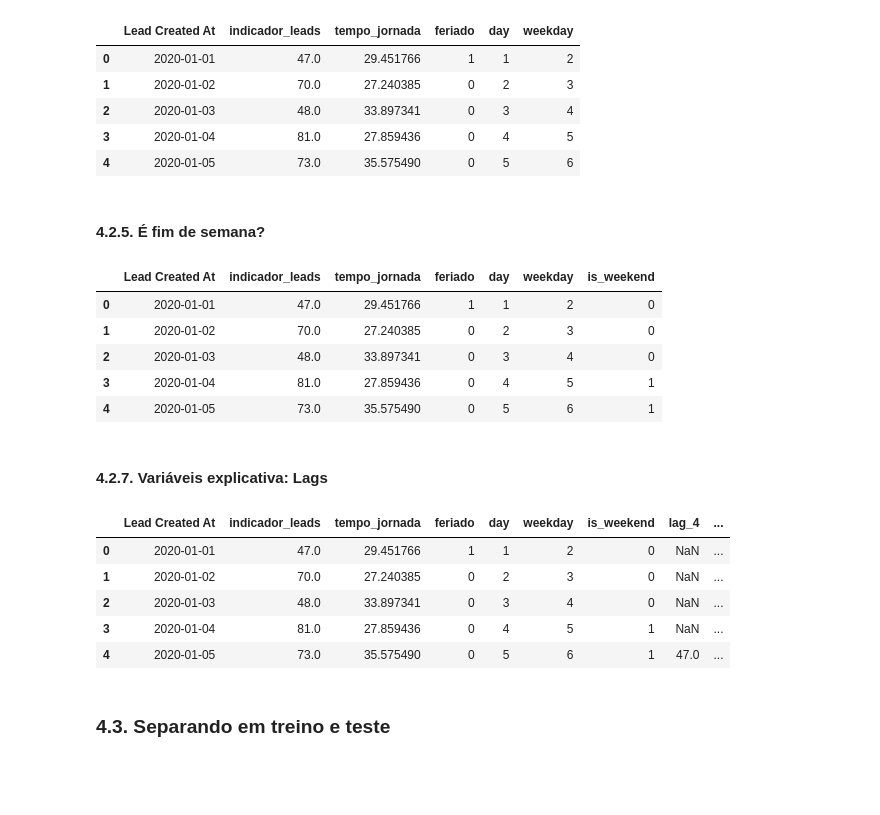
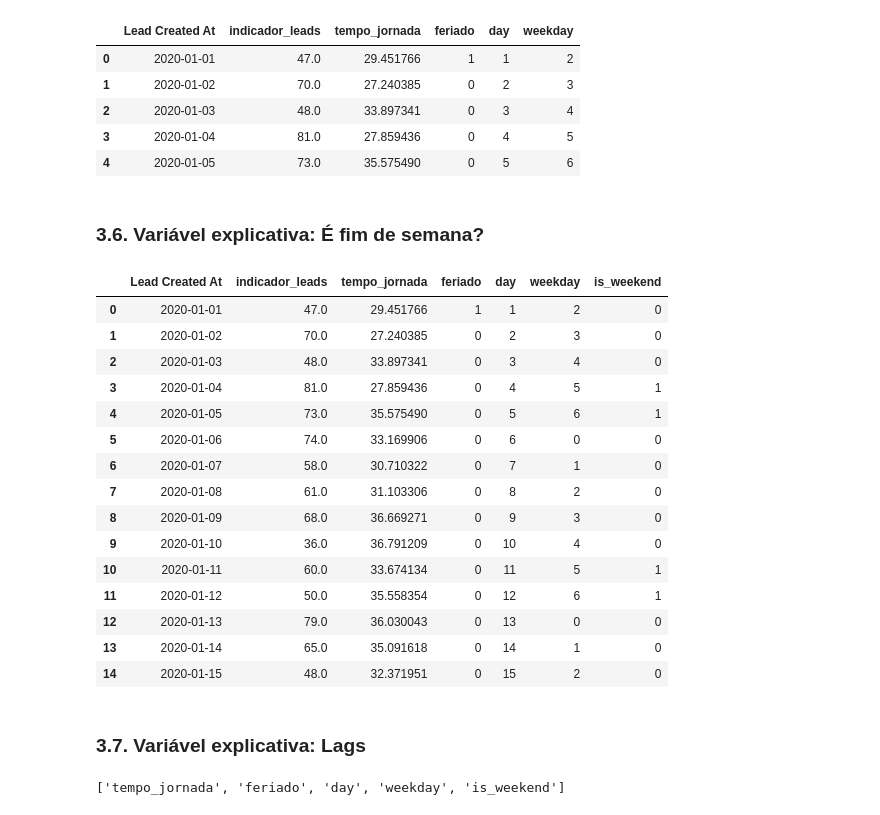
Before and after one commit to barbosarafael/DS_Avancado, a Jupyter notebook: ts_regressao/ts_regressao.ipynb, the cells around one changed output. Drawn from its saved outputs; the diff is of its cells as text; code cells hidden in the pictures; blank space fills up the shorter version.

```diff
--- a/ts_regressao/ts_regressao.ipynb
+++ b/ts_regressao/ts_regressao.ipynb
@@ -160,36 +165,33 @@ of_dados.head()
 | 3 | 2020-01-04 | 81.0 | 27.859436 | 0 | 4 | 5 |
 | 4 | 2020-01-05 | 73.0 | 35.575490 | 0 | 5 | 6 |
 # %% [markdown]
-#### 4.2.5. É fim de semana?
+### 3.6. Variável explicativa: É fim de semana?
 # %%
 of_dados["is_weekend"] = of_dados["weekday"].apply(lambda x: 1 if x in (5, 6) else 0)
 
-of_dados.head()
+of_dados.head(15)
 # %% [output]
 |  | Lead Created At | indicador_leads | tempo_jornada | feriado | day | weekday | is_weekend |
 | 0 | 2020-01-01 | 47.0 | 29.451766 | 1 | 1 | 2 | 0 |
 | 1 | 2020-01-02 | 70.0 | 27.240385 | 0 | 2 | 3 | 0 |
 | 2 | 2020-01-03 | 48.0 | 33.897341 | 0 | 3 | 4 | 0 |
 | 3 | 2020-01-04 | 81.0 | 27.859436 | 0 | 4 | 5 | 1 |
 | 4 | 2020-01-05 | 73.0 | 35.575490 | 0 | 5 | 6 | 1 |
+| 5 | 2020-01-06 | 74.0 | 33.169906 | 0 | 6 | 0 | 0 |
+| 6 | 2020-01-07 | 58.0 | 30.710322 | 0 | 7 | 1 | 0 |
+| 7 | 2020-01-08 | 61.0 | 31.103306 | 0 | 8 | 2 | 0 |
+| 8 | 2020-01-09 | 68.0 | 36.669271 | 0 | 9 | 3 | 0 |
+| 9 | 2020-01-10 | 36.0 | 36.791209 | 0 | 10 | 4 | 0 |
+| 10 | 2020-01-11 | 60.0 | 33.674134 | 0 | 11 | 5 | 1 |
+| 11 | 2020-01-12 | 50.0 | 35.558354 | 0 | 12 | 6 | 1 |
+| 12 | 2020-01-13 | 79.0 | 36.030043 | 0 | 13 | 0 | 0 |
+| 13 | 2020-01-14 | 65.0 | 35.091618 | 0 | 14 | 1 | 0 |
+| 14 | 2020-01-15 | 48.0 | 32.371951 | 0 | 15 | 2 | 0 |
 # %% [markdown]
-#### 4.2.7. Variáveis explicativa: Lags
+### 3.7. Variável explicativa: Lags
-# %%
-for i in range(4, 10):
-    of_dados["lag_{}".format(i)] = of_dados["indicador_leads"].shift(i)
-
-of_dados.head()
-# %% [output]
-|  | Lead Created At | indicador_leads | tempo_jornada | feriado | day | weekday | is_weekend | lag_4 | ... |
-| 0 | 2020-01-01 | 47.0 | 29.451766 | 1 | 1 | 2 | 0 | NaN | ... |
-| 1 | 2020-01-02 | 70.0 | 27.240385 | 0 | 2 | 3 | 0 | NaN | ... |
-| 2 | 2020-01-03 | 48.0 | 33.897341 | 0 | 3 | 4 | 0 | NaN | ... |
-| 3 | 2020-01-04 | 81.0 | 27.859436 | 0 | 4 | 5 | 1 | NaN | ... |
-| 4 | 2020-01-05 | 73.0 | 35.575490 | 0 | 5 | 6 | 1 | 47.0 | ... |
-# %% [markdown]
-### 4.3. Separando em treino e teste
 # %%
-treino = of_dados[of_dados["Lead Created At"] < "2020-07-01"]
+var_lags = list(of_dados.drop(["Lead Created At", "indicador_leads"], axis = 1).columns)
 
-x_treino = treino.drop(["Lead Created At", "indicador_leads"], axis = 1)
-y_treino = treino["indicador_leads"]
+var_lags
+# %% [output]
+['tempo_jornada', 'feriado', 'day', 'weekday', 'is_weekend']
```
Also changed, not shown: parts of 42 cells of this notebook.
